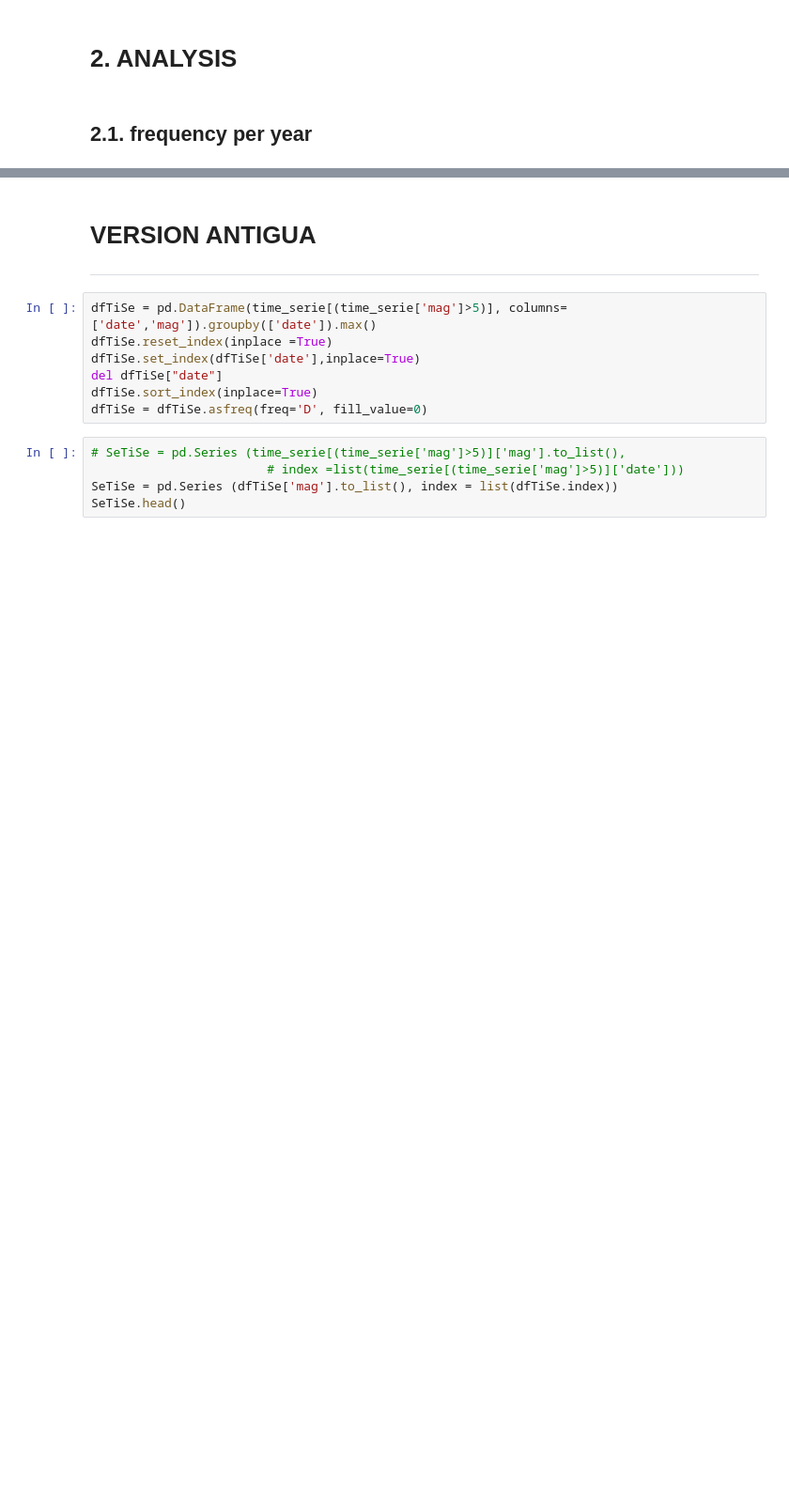
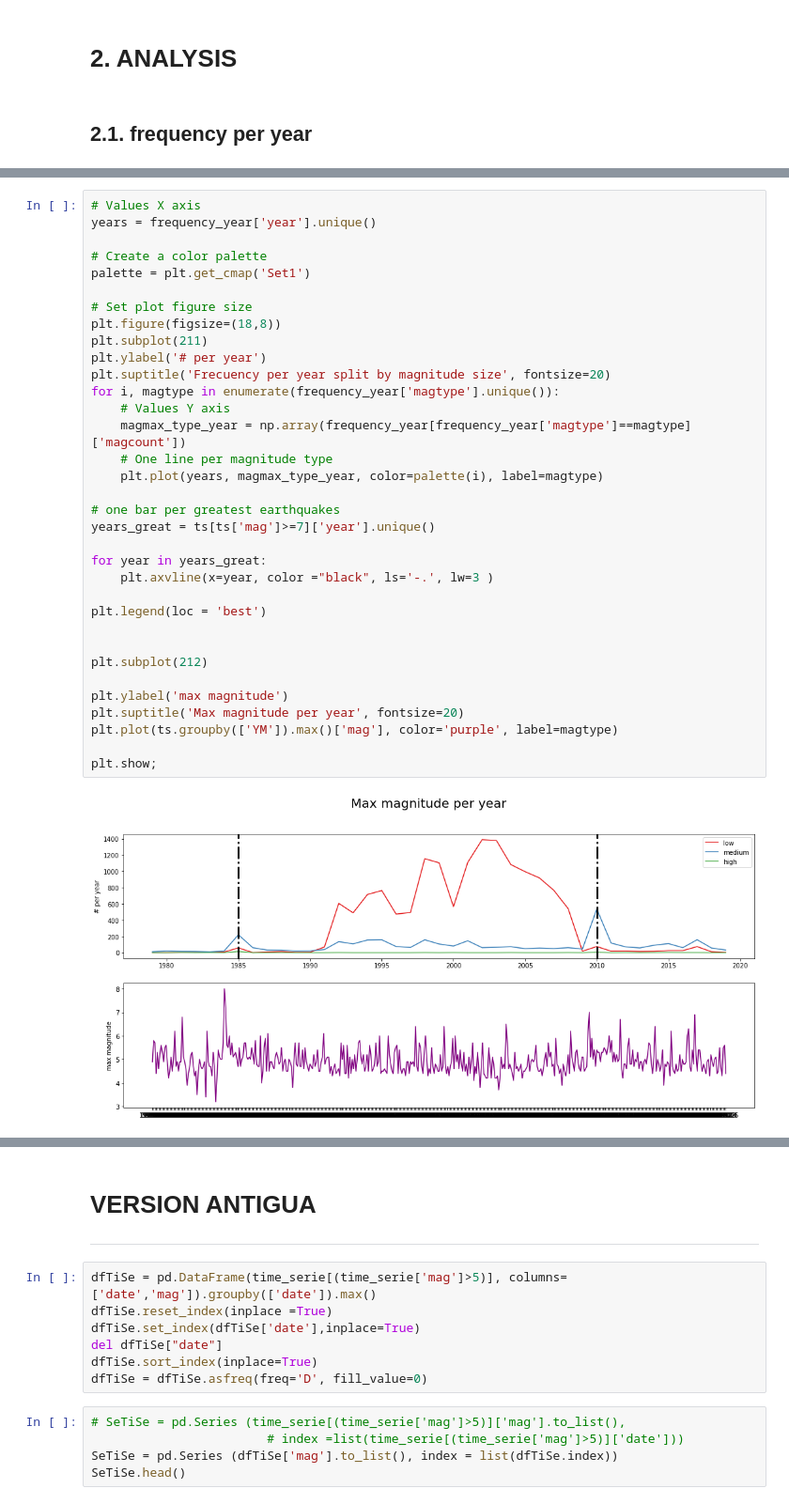
Before and after one commit to HitosVilla/TFM_Earthquake_Prediction, a Jupyter notebook: TFM_1_Data.ipynb, the cells around one changed output, grey strips where cells are left out. Shown at 94% size. Saved outputs shown, nothing was run; the diff lists cells and outputs as text; blank space fills up the shorter version.

```diff
--- a/TFM_1_Data.ipynb
+++ b/TFM_1_Data.ipynb
@@ -183,0 +184,36 @@ frequency_year.head(15)
+# %%
+# Values X axis
+years = frequency_year['year'].unique()
+
+# Create a color palette
+palette = plt.get_cmap('Set1')
+
+# Set plot figure size
+plt.figure(figsize=(18,8))
+plt.subplot(211)
+plt.ylabel('# per year')
+plt.suptitle('Frecuency per year split by magnitude size', fontsize=20)
+for i, magtype in enumerate(frequency_year['magtype'].unique()):
+    # Values Y axis
+    magmax_type_year = np.array(frequency_year[frequency_year['magtype']==magtype]['magcount'])
+    # One line per magnitude type
+    plt.plot(years, magmax_type_year, color=palette(i), label=magtype)
+
+# one bar per greatest earthquakes
+years_great = ts[ts['mag']>=7]['year'].unique()
+
+for year in years_great:
+    plt.axvline(x=year, color ="black", ls='-.', lw=3 )
+
+plt.legend(loc = 'best')
+
+
+plt.subplot(212)
+
+plt.ylabel('max magnitude')
+plt.suptitle('Max magnitude per year', fontsize=20)
+plt.plot(ts.groupby(['YM']).max()['mag'], color='purple', label=magtype)
+
+plt.show;
+# %% [output]
+[figure, added]
```
Also changed, not shown: parts of 19 cells of this notebook.
